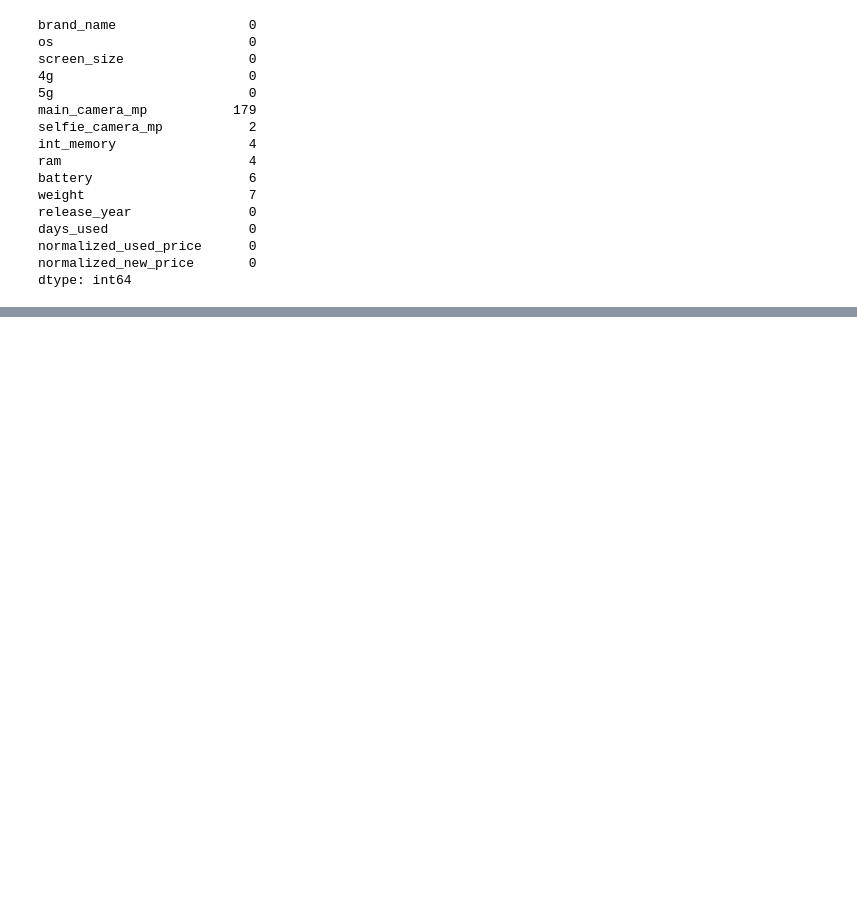
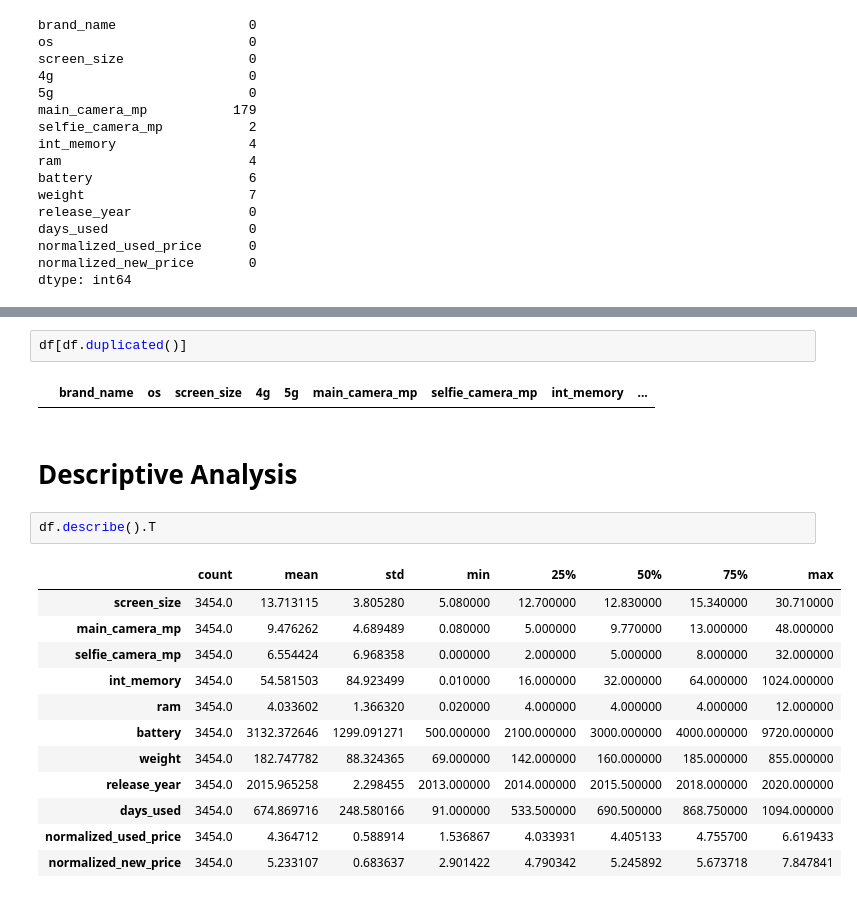
Before and after one commit to Eniola-Hannah/Used-device-price-prediction, a Jupyter notebook: Analysis_and_prediction.ipynb, the cells around one changed output, grey strips where cells are left out. Drawn from its saved outputs; the diff is of its cells as text; blank space fills up the shorter version.

Commit message:
Performed Some descriptive analysis

```diff
--- a/Analysis_and_prediction.ipynb
+++ b/Analysis_and_prediction.ipynb
@@ -126,0 +113,21 @@ df
+# %%
+df[df.duplicated()]
+# %% [output]
+|  | brand_name | os | screen_size | 4g | 5g | main_camera_mp | selfie_camera_mp | int_memory | ... |
+# %% [markdown]
+# Descriptive Analysis
+# %%
+df.describe().T
+# %% [output]
+|  | count | mean | std | min | 25% | 50% | 75% | max |
+| screen_size | 3454.0 | 13.713115 | 3.805280 | 5.080000 | 12.700000 | 12.830000 | 15.340000 | 30.710000 |
+| main_camera_mp | 3454.0 | 9.476262 | 4.689489 | 0.080000 | 5.000000 | 9.770000 | 13.000000 | 48.000000 |
+| selfie_camera_mp | 3454.0 | 6.554424 | 6.968358 | 0.000000 | 2.000000 | 5.000000 | 8.000000 | 32.000000 |
+| int_memory | 3454.0 | 54.581503 | 84.923499 | 0.010000 | 16.000000 | 32.000000 | 64.000000 | 1024.000000 |
+| ram | 3454.0 | 4.033602 | 1.366320 | 0.020000 | 4.000000 | 4.000000 | 4.000000 | 12.000000 |
+| battery | 3454.0 | 3132.372646 | 1299.091271 | 500.000000 | 2100.000000 | 3000.000000 | 4000.000000 | 9720.000000 |
+| weight | 3454.0 | 182.747782 | 88.324365 | 69.000000 | 142.000000 | 160.000000 | 185.000000 | 855.000000 |
+| release_year | 3454.0 | 2015.965258 | 2.298455 | 2013.000000 | 2014.000000 | 2015.500000 | 2018.000000 | 2020.000000 |
+| days_used | 3454.0 | 674.869716 | 248.580166 | 91.000000 | 533.500000 | 690.500000 | 868.750000 | 1094.000000 |
+| normalized_used_price | 3454.0 | 4.364712 | 0.588914 | 1.536867 | 4.033931 | 4.405133 | 4.755700 | 6.619433 |
+| normalized_new_price | 3454.0 | 5.233107 | 0.683637 | 2.901422 | 4.790342 | 5.245892 | 5.673718 | 7.847841 |
```
Also changed, not shown: parts of 13 cells of this notebook.
